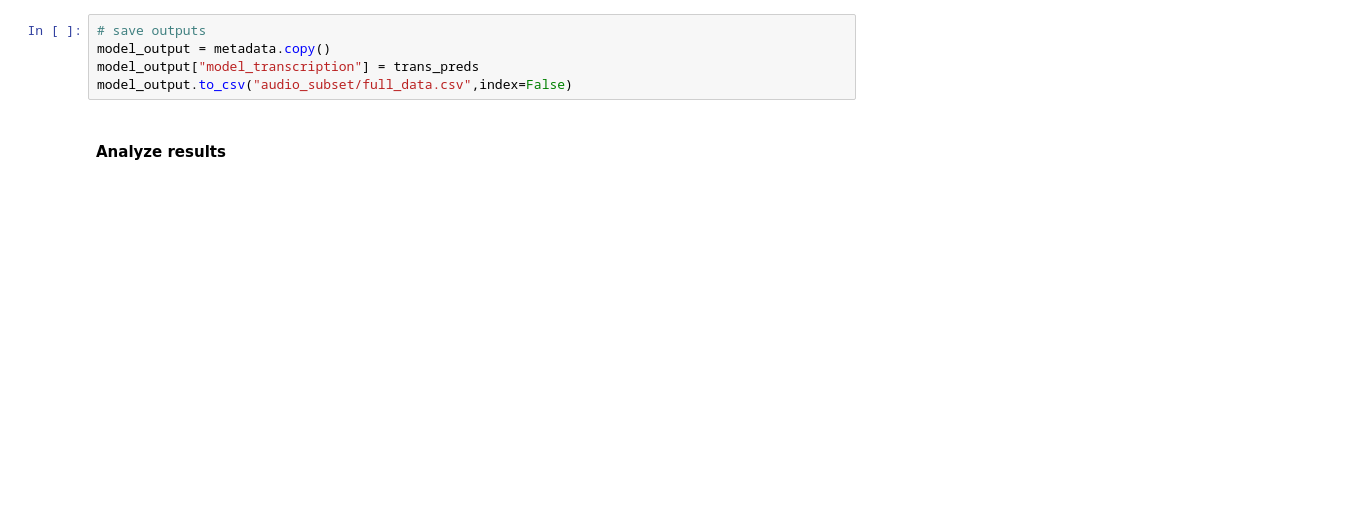
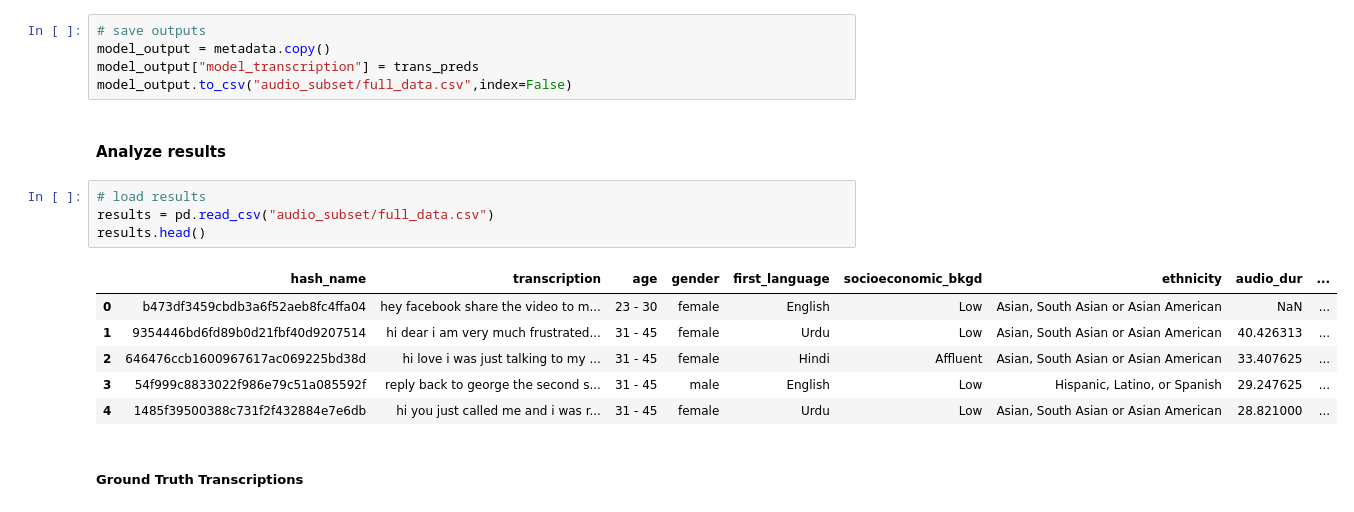
Before and after one commit to zpsheldon/ml-fairness, a Jupyter notebook: hw2/report.ipynb, the cells around one changed output. Saved outputs shown, nothing was run; the diff lists cells and outputs as text; blank space fills up the shorter version.

```diff
--- a/hw2/report.ipynb
+++ b/hw2/report.ipynb
@@ -86,3 +98,16 @@ model_output["model_transcription"] = trans_preds
 model_output.to_csv("audio_subset/full_data.csv",index=False)
 # %% [markdown]
 #### Analyze results
+# %%
+# load results
+results = pd.read_csv("audio_subset/full_data.csv")
+results.head()
+# %% [output]
+|  | hash_name | transcription | age | gender | first_language | socioeconomic_bkgd | ethnicity | audio_dur | ... |
+| 0 | b473df3459cbdb3a6f52aeb8fc4ffa04 | hey facebook share the video to m... | 23 - 30 | female | English | Low | Asian, South Asian or Asian American | NaN | ... |
+| 1 | 9354446bd6fd89b0d21fbf40d9207514 | hi dear i am very much frustrated... | 31 - 45 | female | Urdu | Low | Asian, South Asian or Asian American | 40.426313 | ... |
+| 2 | 646476ccb1600967617ac069225bd38d | hi love i was just talking to my ... | 31 - 45 | female | Hindi | Affluent | Asian, South Asian or Asian American | 33.407625 | ... |
+| 3 | 54f999c8833022f986e79c51a085592f | reply back to george the second s... | 31 - 45 | male | English | Low | Hispanic, Latino, or Spanish | 29.247625 | ... |
+| 4 | 1485f39500388c731f2f432884e7e6db | hi you just called me and i was r... | 31 - 45 | female | Urdu | Low | Asian, South Asian or Asian American | 28.821000 | ... |
+# %% [markdown]
+##### Ground Truth Transcriptions
```
Also changed, not shown: parts of 21 cells of this notebook.
